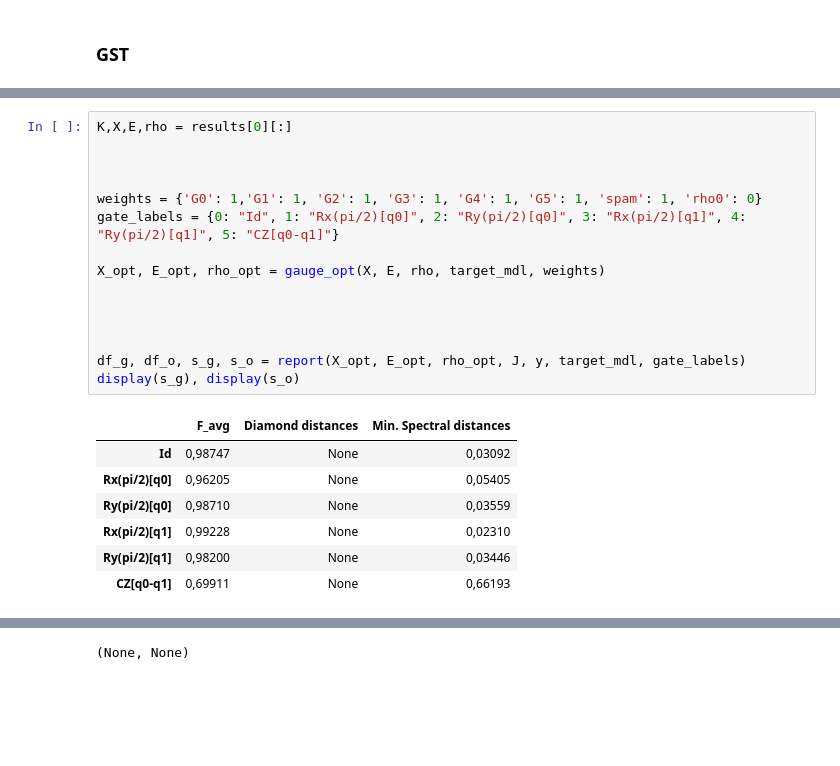
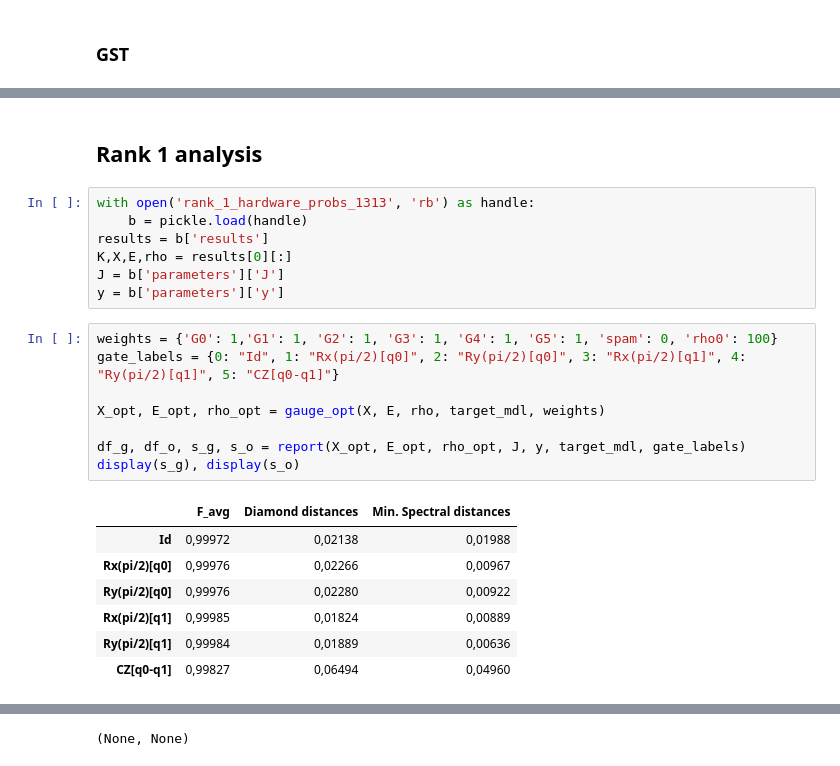
Before and after one commit to rabrie/qibocal, a Jupyter notebook: 2q_exp/2q sequence_analysis.ipynb, the cells around one changed output, grey strips where cells are left out. Drawn from its saved outputs; the diff is of its cells as text; blank space fills up the shorter version.

Commit message:
Added reporting to 2q sequence analysis file and saved results

```diff
--- a/2q_exp/2q sequence_analysis.ipynb
+++ b/2q_exp/2q sequence_analysis.ipynb
@@ -258,24 +296,26 @@ SystemError: CPUDispatcher(<function ddM at 0x...>) returned a result with an er
+# %% [markdown]
+## Rank 1 analysis
+# %%
+with open('rank_1_hardware_probs_1313', 'rb') as handle:
+    b = pickle.load(handle)
+results = b['results']
+K,X,E,rho = results[0][:]
+J = b['parameters']['J']
+y = b['parameters']['y']
 # %%
-K,X,E,rho = results[0][:]
-
-
-
-weights = {'G0': 1,'G1': 1, 'G2': 1, 'G3': 1, 'G4': 1, 'G5': 1, 'spam': 1, 'rho0': 0}
+weights = {'G0': 1,'G1': 1, 'G2': 1, 'G3': 1, 'G4': 1, 'G5': 1, 'spam': 0, 'rho0': 100}
 gate_labels = {0: "Id", 1: "Rx(pi/2)[q0]", 2: "Ry(pi/2)[q0]", 3: "Rx(pi/2)[q1]", 4: "Ry(pi/2)[q1]", 5: "CZ[q0-q1]"}
 
 X_opt, E_opt, rho_opt = gauge_opt(X, E, rho, target_mdl, weights)
 
-
-
-
 df_g, df_o, s_g, s_o = report(X_opt, E_opt, rho_opt, J, y, target_mdl, gate_labels)
 display(s_g), display(s_o)
 # %% [output]
 |  | F_avg | Diamond distances | Min. Spectral distances |
-| Id | 0,98747 | None | 0,03092 |
-| Rx(pi/2)[q0] | 0,96205 | None | 0,05405 |
-| Ry(pi/2)[q0] | 0,98710 | None | 0,03559 |
-| Rx(pi/2)[q1] | 0,99228 | None | 0,02310 |
-| Ry(pi/2)[q1] | 0,98200 | None | 0,03446 |
-| CZ[q0-q1] | 0,69911 | None | 0,66193 |
+| Id | 0,99972 | 0,02138 | 0,01988 |
+| Rx(pi/2)[q0] | 0,99976 | 0,02266 | 0,00967 |
+| Ry(pi/2)[q0] | 0,99976 | 0,02280 | 0,00922 |
+| Rx(pi/2)[q1] | 0,99985 | 0,01824 | 0,00889 |
+| Ry(pi/2)[q1] | 0,99984 | 0,01889 | 0,00636 |
+| CZ[q0-q1] | 0,99827 | 0,06494 | 0,04960 |
 |  | Final cost function value | Mean total variation dist. to data | Mean total variation dist. target... | POVM - Choi map trace distance | ... |
```
Also changed, not shown: parts of 26 cells of this notebook, 5 other files.
